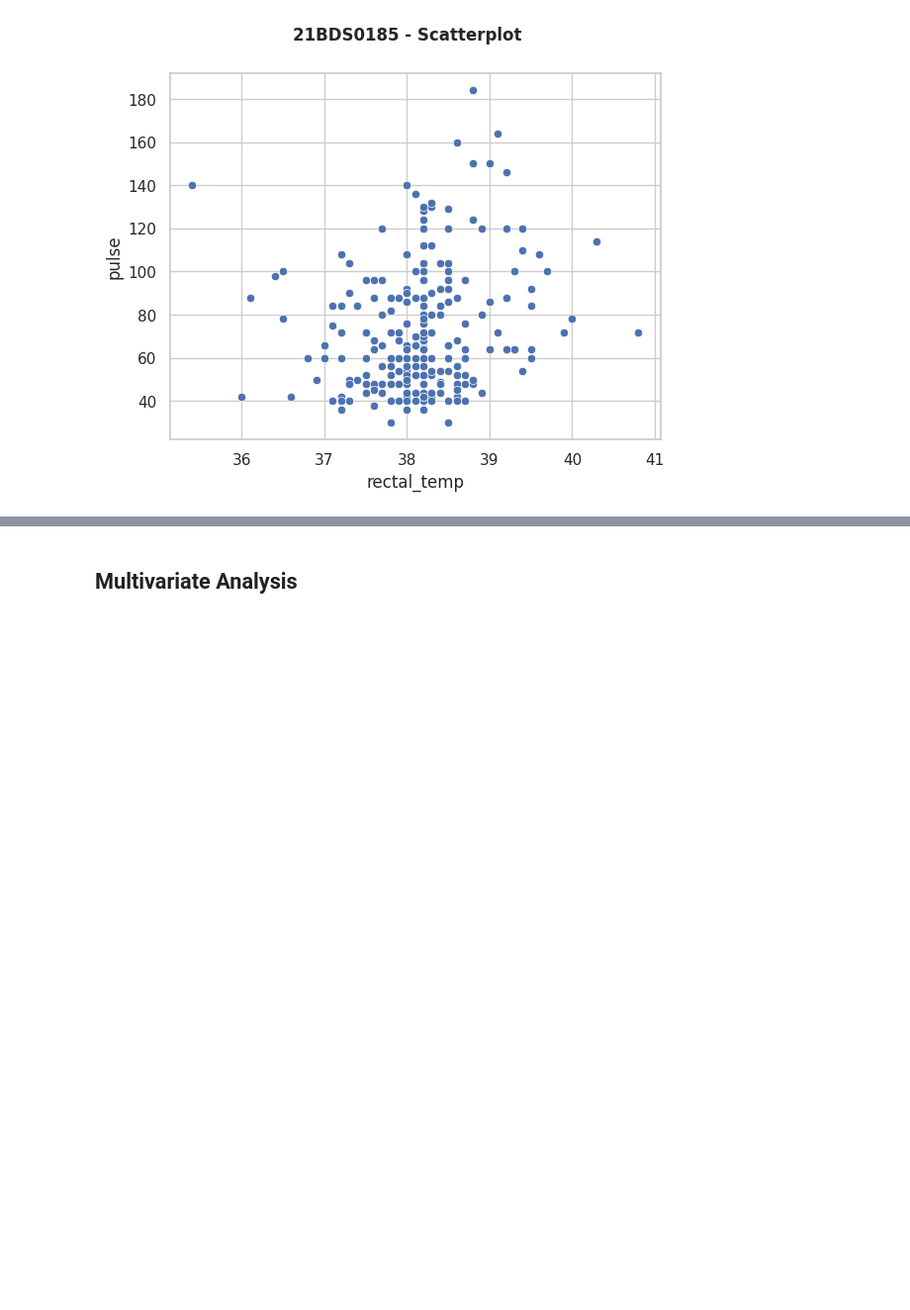
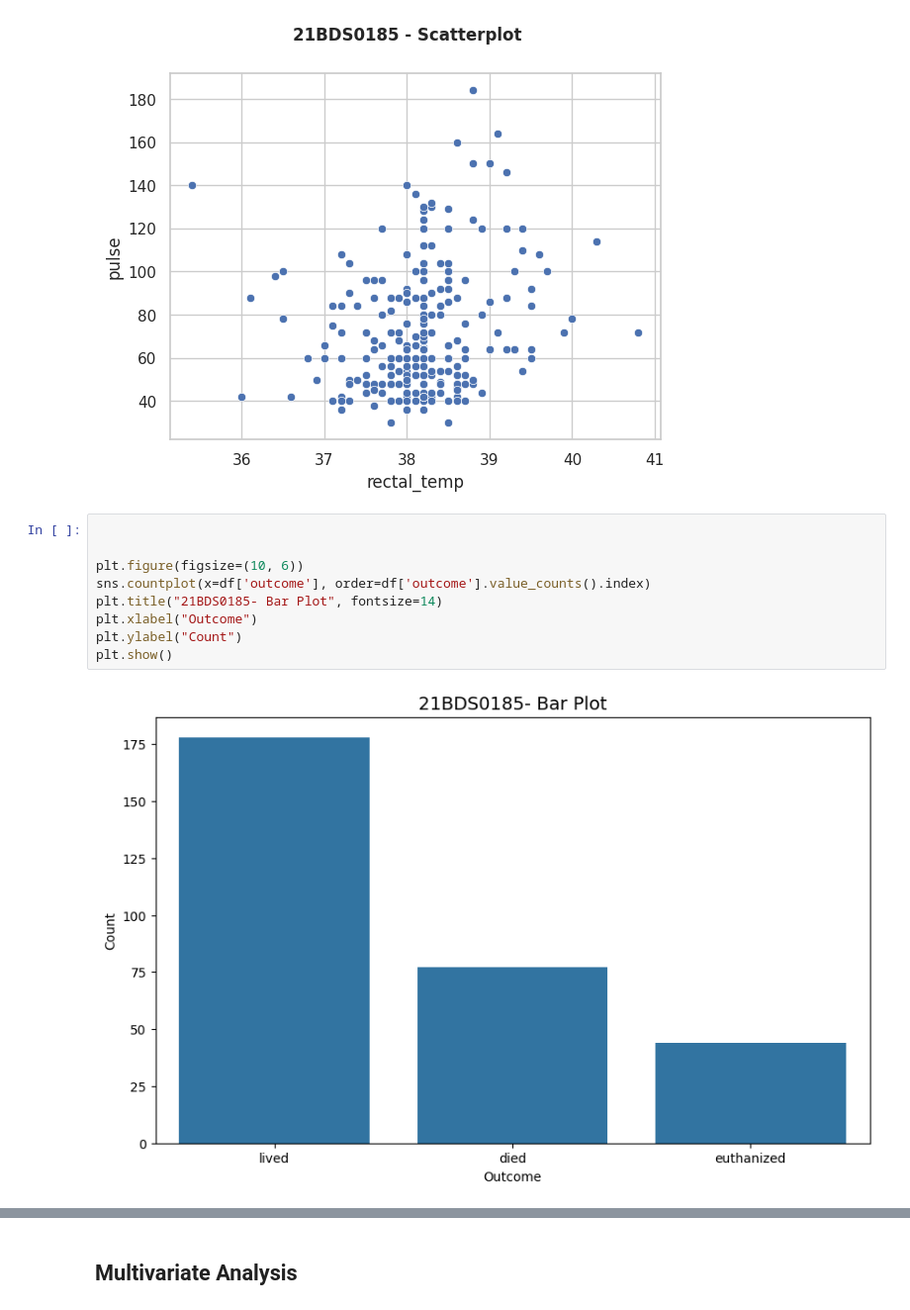
Before and after one commit to namandm/-EDA-21BDS0185, a Jupyter notebook: 21BDS0185.ipynb, the cells around one changed output, grey strips where cells are left out. Shown at 99% size. Cells and saved outputs as stored; diff of their text form; blank space fills up the shorter version.

```diff
--- a/21BDS0185.ipynb
+++ b/21BDS0185.ipynb
@@ -202,3 +202,14 @@ plt.suptitle("21BDS0185 - Scatterplot", size=12, weight='bold')
 plt.show()
 # %% [output]
 [figure]
+# %%
+
+
+plt.figure(figsize=(10, 6))
+sns.countplot(x=df['outcome'], order=df['outcome'].value_counts().index)
+plt.title("21BDS0185- Bar Plot", fontsize=14)
+plt.xlabel("Outcome")
+plt.ylabel("Count")
+plt.show()
+# %% [output]
+[figure, added]
```
Also changed, not shown: parts of 5 cells of this notebook.
